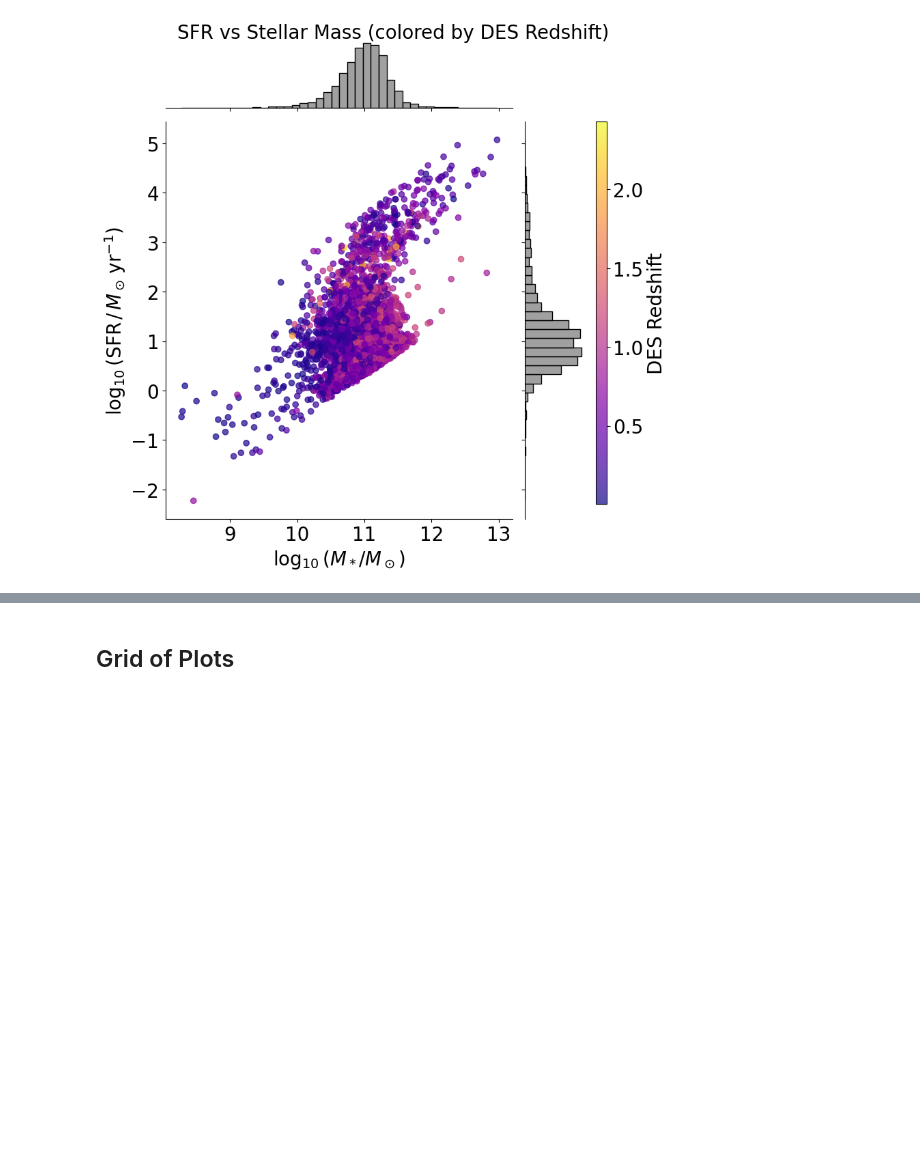
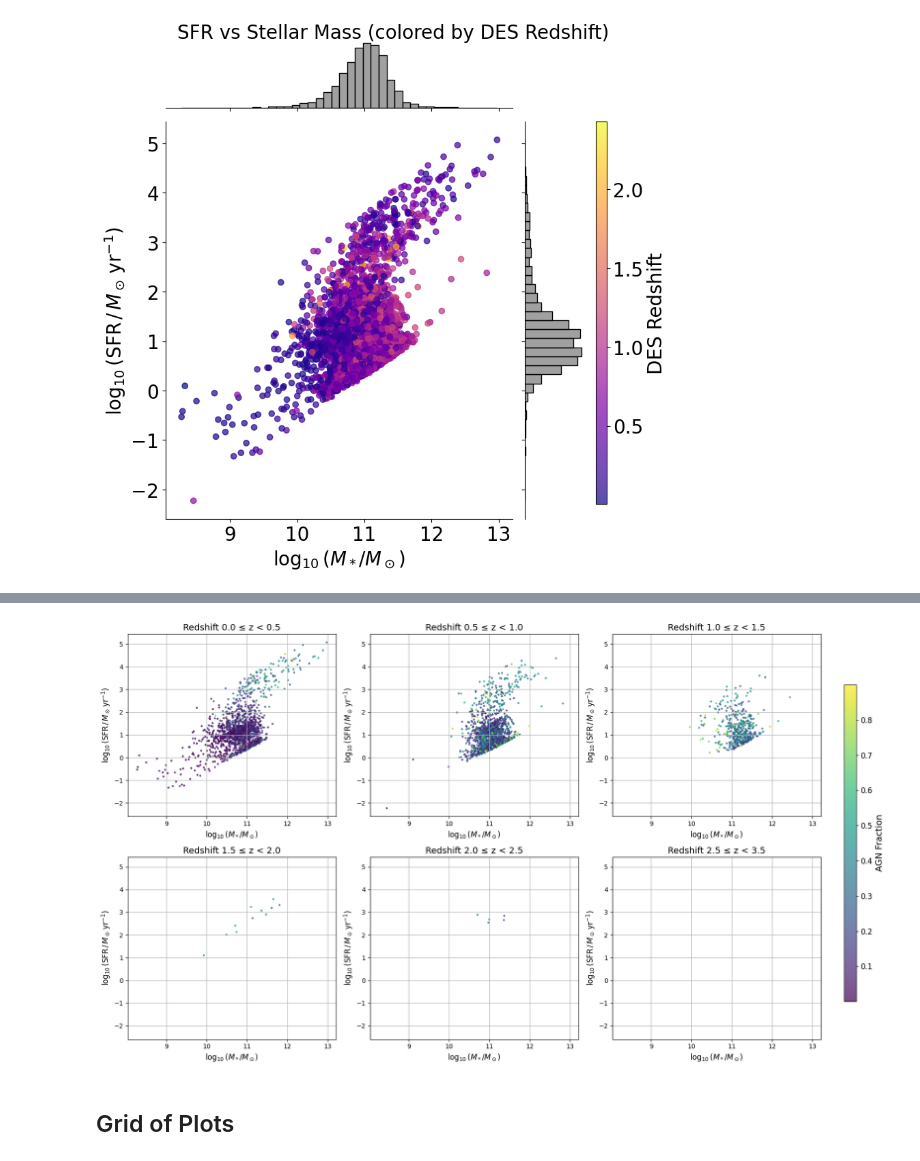
Before and after one commit to theWebTardigrade/fundamental-properties-of-EMU-radio-sources, a Jupyter notebook: code/8_CIGALE_results_EMU.ipynb, the cells around one changed output, grey strips where cells are left out. Cells and saved outputs as stored; diff of their text form; code cells hidden in the pictures; blank space fills up the shorter version.

```diff
--- a/code/8_CIGALE_results_EMU.ipynb
+++ b/code/8_CIGALE_results_EMU.ipynb
@@ -409,3 +458,63 @@ plt.show()
+# %%
+# Define redshift bins
+bins = [(0.0, 0.5), (0.5, 1.0), (1.0, 1.5), (1.5, 2.0), (2.0, 2.5), (2.5, 3.5)]
+
+# Determine global axis limits
+x_min, x_max = catalog_pd['log_stellar_mass'].min(), catalog_pd['log_stellar_mass'].max()
+y_min, y_max = catalog_pd['log_sfr'].min(), catalog_pd['log_sfr'].max()
+x_pad = 0.05 * (x_max - x_min)
+y_pad = 0.05 * (y_max - y_min)
+xlim = (x_min - x_pad, x_max + x_pad)
+ylim = (y_min - y_pad, y_max + y_pad)
+
+# Set up color normalization and colormap
+norm = plt.Normalize(vmin=catalog_pd['bayes.agn.fracAGN'].min(),
+                     vmax=catalog_pd['bayes.agn.fracAGN'].max())
+cmap = plt.cm.viridis
+
+# Create subplots
+fig, axes = plt.subplots(2, 3, figsize=(18, 10))
+axes = axes.flatten()
+scs = []  # to collect scatter plots for colorbar
+
+# Loop through redshift bins
+for i, (zmin, zmax) in enumerate(bins):
+    ax = axes[i]
+    zmask = (catalog_pd['DESY6_dnf_z'] >= zmin) & (catalog_pd['DESY6_dnf_z'] < zmax)
+    subset = catalog_pd[zmask]
+
+    sc = ax.scatter(
+        subset['log_stellar_mass'],
+        subset['log_sfr'],
+        c=subset['bayes.agn.fracAGN'],
+        cmap=cmap,
+        norm=norm,
+        s=5,
+        alpha=0.7
+    )
+    scs.append(sc)
+
+    ax.set_title(f'Redshift {zmin} ≤ z < {zmax}', fontsize=14)
+    ax.set_xlabel(r'$\log_{10}(M_*/M_\odot)$', fontsize=12)
+    ax.set_ylabel(r'$\log_{10}({\rm SFR}\,/\,M_\odot\,{\rm yr}^{-1})$', fontsize=12)
+    ax.tick_params(labelsize=10)
+    ax.set_xlim(xlim)
+    ax.set_ylim(ylim)
+    ax.grid(True)
+
+# Hide the 6th (unused) subplot
+# axes[-1].axis('off')
+
+# Shared colorbar
+cbar_ax = fig.add_axes([0.92, 0.15, 0.015, 0.7])
+cbar = fig.colorbar(scs[0], cax=cbar_ax)
+cbar.set_label('AGN Fraction', fontsize=14)
+cbar.ax.tick_params(labelsize=12)
+
+plt.tight_layout(rect=[0, 0, 0.9, 1])  # leave space for colorbar
+plt.show()
+# %% [output]
+[figure, added]
 # %% [markdown]
 ## Grid of Plots
 # %%
```
Also changed, not shown: parts of 12 cells of this notebook, 2 other files.
